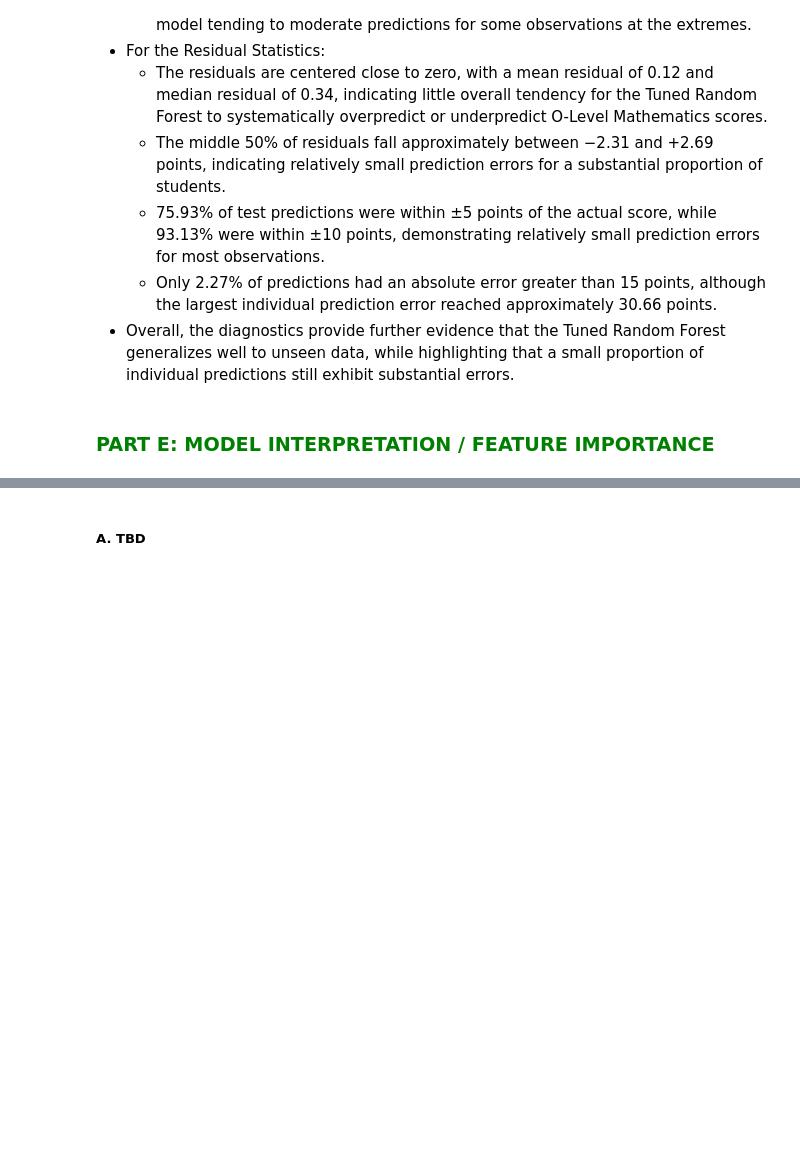
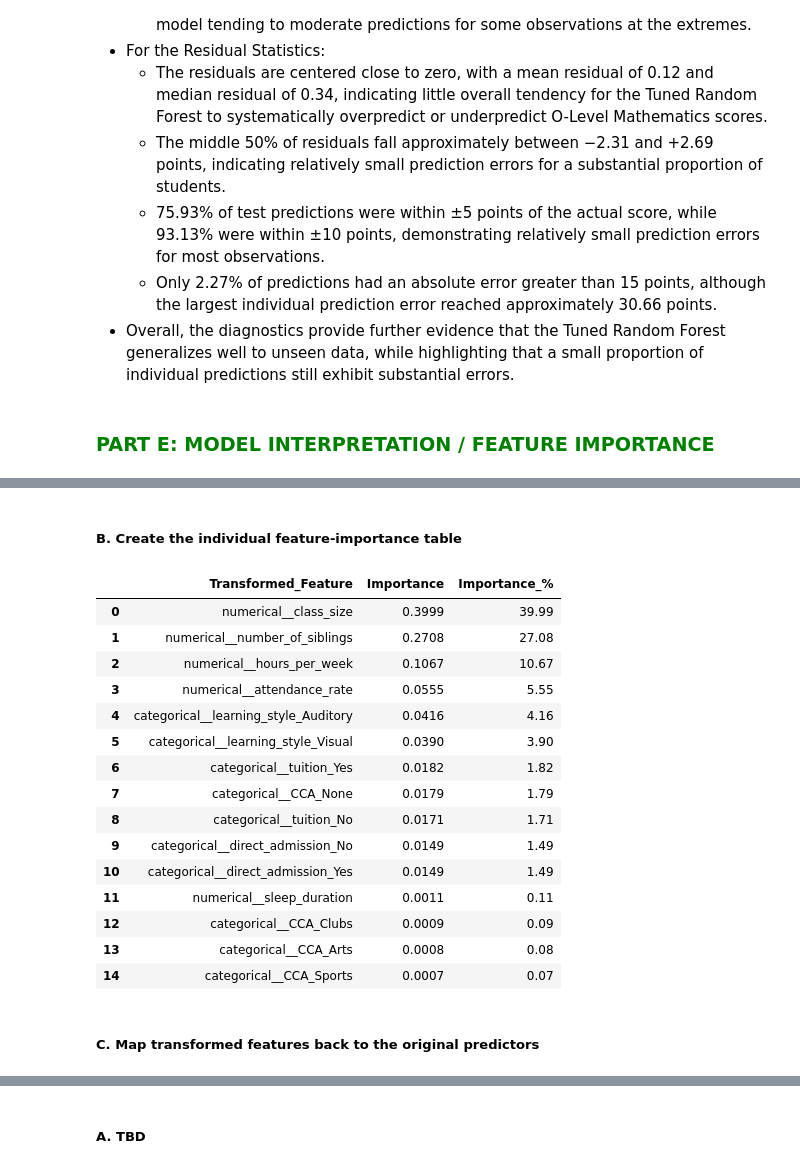
Before and after one commit to thedataanalyst-ylime/o-level-mathematics-performance-analysis, a Jupyter notebook: eda.ipynb, the cells around one changed output, grey strips where cells are left out. Cells and saved outputs as stored; diff of their text form; code cells hidden in the pictures; blank space fills up the shorter version.

```diff
--- a/eda.ipynb
+++ b/eda.ipynb
@@ -1961,7 +1961,11 @@ How well can students' O-Level Mathematics scores be predicted from the availabl
 ##### **Step 1. Create the modelling dataset**
 # %%
 # Load df_clean
-df_model = pd.read_csv(f"{output_folder}/df_clean.csv")
+df_clean = pd.read_csv(
+    f"{output_folder}/df_clean.csv",
+    keep_default_na=False,
+    na_values=[""]
+)
 # %%
 # Create modelling dataset
 # Remove records where the target variable final_test is missing (441 records)
@@ -3658,0 +3672,16 @@ Largest absolute prediction error: 30.66
+# %%
+# Retrieve the fitted Random Forest regressor
+final_rf = tuned_rf_model.named_steps["regressor"]
+
+# Retrieve transformed feature names
+feature_names = (
+    tuned_rf_model
+    .named_steps["preprocessor"]
+    .get_feature_names_out()
+)
+
+print("Number of transformed features:", len(feature_names))
+print("\nTransformed features:")
+
+for feature in feature_names:
+    print(feature)
@@ -3658,0 +3707,44 @@ Largest absolute prediction error: 30.66
+# %% [markdown]
+##### B. Create the individual feature-importance table
+# %%
+# Create feature importance table
+feature_importance = pd.DataFrame({
+    "Transformed_Feature": feature_names,
+    "Importance": final_rf.feature_importances_
+})
+
+# Sort from highest to lowest importance
+feature_importance = (
+    feature_importance
+    .sort_values("Importance", ascending=False)
+    .reset_index(drop=True)
+)
+
+# Convert to percentage
+feature_importance["Importance_%"] = (
+    feature_importance["Importance"] * 100
+)
+
+feature_importance.round({
+    "Importance": 4,
+    "Importance_%": 2
+})
+# %% [output]
+|  | Transformed_Feature | Importance | Importance_% |
+| 0 | numerical__class_size | 0.3999 | 39.99 |
+| 1 | numerical__number_of_siblings | 0.2708 | 27.08 |
+| 2 | numerical__hours_per_week | 0.1067 | 10.67 |
+| 3 | numerical__attendance_rate | 0.0555 | 5.55 |
+| 4 | categorical__learning_style_Auditory | 0.0416 | 4.16 |
+| 5 | categorical__learning_style_Visual | 0.0390 | 3.90 |
+| 6 | categorical__tuition_Yes | 0.0182 | 1.82 |
+| 7 | categorical__CCA_None | 0.0179 | 1.79 |
+| 8 | categorical__tuition_No | 0.0171 | 1.71 |
+| 9 | categorical__direct_admission_No | 0.0149 | 1.49 |
+| 10 | categorical__direct_admission_Yes | 0.0149 | 1.49 |
+| 11 | numerical__sleep_duration | 0.0011 | 0.11 |
+| 12 | categorical__CCA_Clubs | 0.0009 | 0.09 |
+| 13 | categorical__CCA_Arts | 0.0008 | 0.08 |
+| 14 | categorical__CCA_Sports | 0.0007 | 0.07 |
+# %% [markdown]
+##### C. Map transformed features back to the original predictors
```
Also changed, not shown: parts of 19 cells of this notebook.
